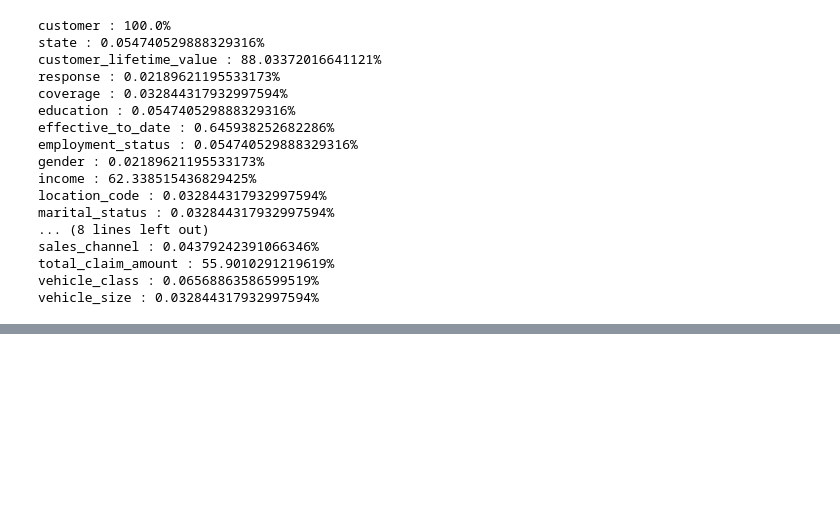
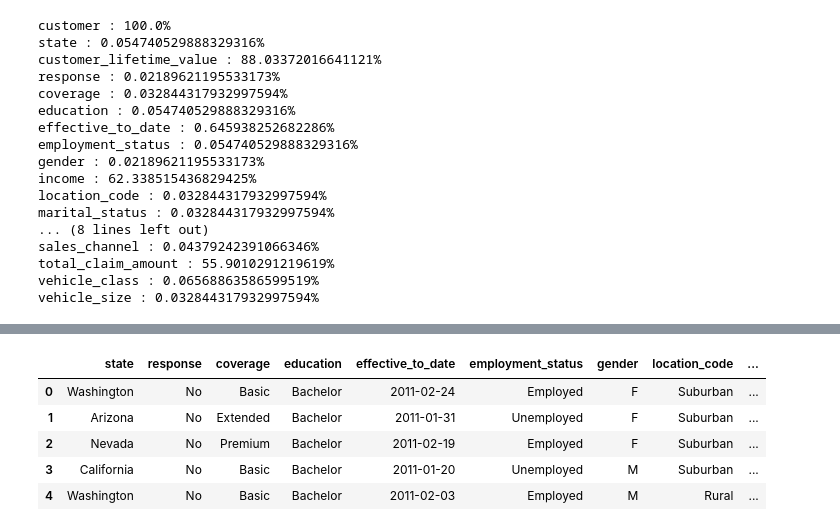
Before and after one commit to fabio1623/lab-cleaning-numerical-data, a Jupyter notebook: solution.ipynb, the cells around one changed output, grey strips where cells are left out. Cells and saved outputs as stored; diff of their text form; code cells hidden in the pictures; blank space fills up the shorter version.

Commit message:
Add split_continuous_discrete

```diff
--- a/solution.ipynb
+++ b/solution.ipynb
@@ -158,3 +158,16 @@ sales_channel : 0.04379242391066346%
 total_claim_amount : 55.9010291219619%
 vehicle_class : 0.06568863586599519%
 vehicle_size : 0.032844317932997594%
+# %%
+def split_continuous_discrete(dataframe):
+    continuous_variables = []
+    discrete_variables = []
+    for col_name in dataframe.columns:
+        if dataframe[col_name].dtype in [float, np.datetime64] or (dataframe[col_name].nunique() * 100) / dataframe.shape[0] > 2:
+            continuous_variables.append(col_name)
+        else:
+            discrete_variables.append(col_name)
+
+    return dataframe[continuous_variables], dataframe[discrete_variables]
+
+continuous_df, discrete_df = split_continuous_discrete(customer_df)
@@ -161,3 +183,12 @@ vehicle_size : 0.032844317932997594%
+# %%
+discrete_df.head()
+# %% [output]
+|  | state | response | coverage | education | effective_to_date | employment_status | gender | location_code | ... |
+| 0 | Washington | No | Basic | Bachelor | 2011-02-24 | Employed | F | Suburban | ... |
+| 1 | Arizona | No | Extended | Bachelor | 2011-01-31 | Unemployed | F | Suburban | ... |
+| 2 | Nevada | No | Premium | Bachelor | 2011-02-19 | Employed | F | Suburban | ... |
+| 3 | California | No | Basic | Bachelor | 2011-01-20 | Unemployed | M | Suburban | ... |
+| 4 | Washington | No | Basic | Bachelor | 2011-02-03 | Employed | M | Rural | ... |
 # %%
 # Detect if variable is discrete or continuous
 
```
Also changed, not shown: parts of 8 cells of this notebook.
